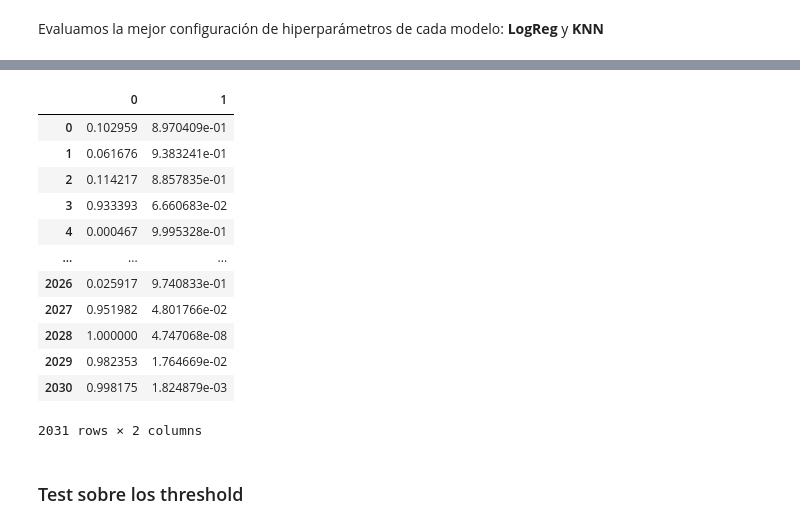
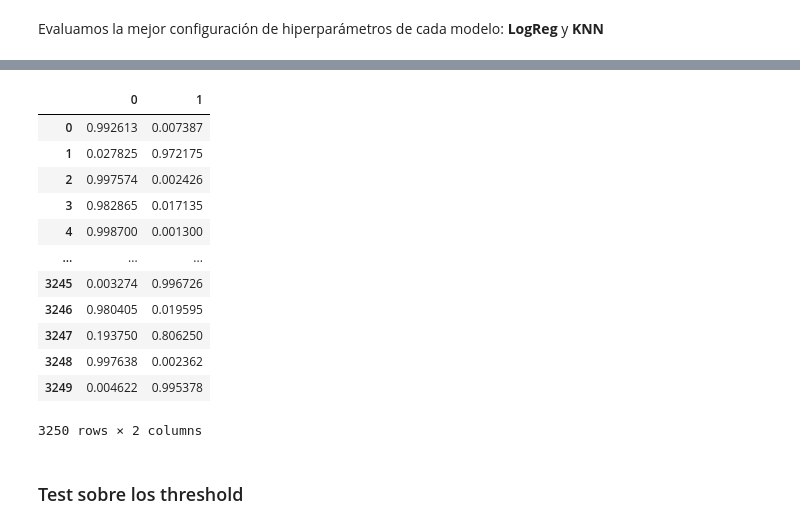
Before and after one commit to Hacho55/DataScience_D3, a Jupyter notebook: Notebooks/Modelado_Mushrooms.ipynb, the cells around one changed output, grey strips where cells are left out. Cells and saved outputs as stored; diff of their text form; code cells hidden in the pictures.

```diff
--- a/Notebooks/Modelado_Mushrooms.ipynb
+++ b/Notebooks/Modelado_Mushrooms.ipynb
@@ -125,3 +117,11 @@ Name: class, dtype: float64
 0    0.52
 1    0.48
 Name: class, dtype: float64
+# %%
+from sklearn.preprocessing import OneHotEncoder
+
+encoder = OneHotEncoder(drop='first')
+
+X_train_encoder = encoder.fit_transform(X_train)
+X_test_encoder = encoder.transform(X_test)
+encoder.get_feature_names(input_features=X_train.columns)
@@ -138,9 +156,9 @@ lr = LogisticRegression()
 knn = KNeighborsClassifier()
 # %%
 k_range = list(range(1, 30))
-C = [1,10,100,1000]
+C = np.linspace(0.09,0.29,10)
 solver = ['saga']
-penalty = ['l1','l2', 'elasticnet']
+penalty = ['l1','l2']
 weight_options = ['uniform', 'distance']
 #class_weight = ['balanced']
 # %%
@@ -157,10 +176,10 @@ print(param_grid_knn)
 Evaluamos la mejor configuración de hiperparámetros de cada modelo: **LogReg** y **KNN**
 # %%
 from sklearn.model_selection import StratifiedKFold
-folds=StratifiedKFold(n_splits=10, random_state=19, shuffle=True)
+folds=StratifiedKFold(n_splits=5, random_state=19, shuffle=True)
 # %%
 grid_lr = GridSearchCV(lr, param_grid_lr, cv=folds, scoring='accuracy')
-grid_lr.fit(X_train, y_train)
+grid_lr.fit(X_train_encoder, y_train)
 grid_knn = GridSearchCV(knn, param_grid_knn, cv=folds, scoring='accuracy')
-grid_knn.fit(X_train, y_train)
+grid_knn.fit(X_train_encoder, y_train)
 # %% [output]
@@ -258,20 +260,20 @@ plt.xlabel('Predichos');
 # %%
-y_pred_lr_proba = grid_lr.predict_proba(X_test)
+y_pred_lr_proba = grid_lr.predict_proba(X_test_encoder)
 y_pred_lr_proba_df = pd.DataFrame(y_pred_lr_proba)
 y_pred_lr_proba_df
 # %% [output]
 |  | 0 | 1 |
-| 0 | 0.102959 | 8.970409e-01 |
-| 1 | 0.061676 | 9.383241e-01 |
-| 2 | 0.114217 | 8.857835e-01 |
-| 3 | 0.933393 | 6.660683e-02 |
-| 4 | 0.000467 | 9.995328e-01 |
+| 0 | 0.992613 | 0.007387 |
+| 1 | 0.027825 | 0.972175 |
+| 2 | 0.997574 | 0.002426 |
+| 3 | 0.982865 | 0.017135 |
+| 4 | 0.998700 | 0.001300 |
 | ... | ... | ... |
-| 2026 | 0.025917 | 9.740833e-01 |
-| 2027 | 0.951982 | 4.801766e-02 |
-| 2028 | 1.000000 | 4.747068e-08 |
-| 2029 | 0.982353 | 1.764669e-02 |
-| 2030 | 0.998175 | 1.824879e-03 |
+| 3245 | 0.003274 | 0.996726 |
+| 3246 | 0.980405 | 0.019595 |
+| 3247 | 0.193750 | 0.806250 |
+| 3248 | 0.997638 | 0.002362 |
+| 3249 | 0.004622 | 0.995378 |
-2031 rows × 2 columns
+3250 rows × 2 columns
 # %% [markdown]
 ### Test sobre los threshold
```
Also changed, not shown: parts of 43 cells of this notebook, 2 other files.
